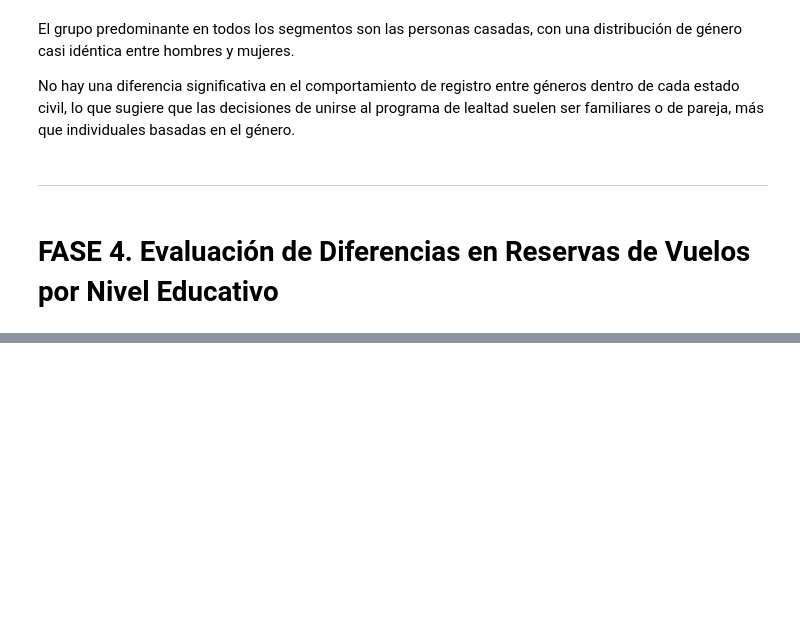
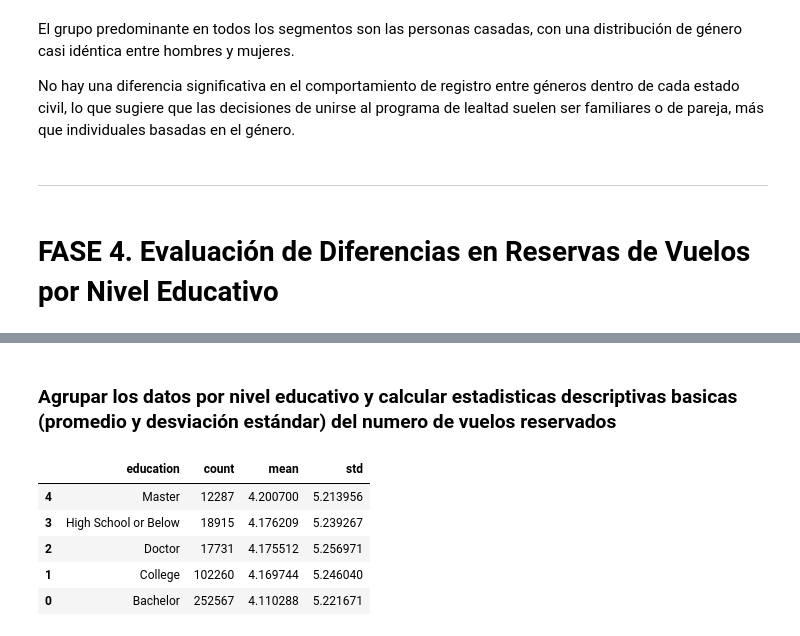
Before and after one commit to Adalab/bda-modulo-3-evaluacion-final-TamDb22, a Jupyter notebook: evaluacion3_Tamara.ipynb, the cells around one changed output, grey strips where cells are left out. Cells and saved outputs as stored; diff of their text form; code cells hidden in the pictures; blank space fills up the shorter version.

Commit message:
Fase 4 con resultados

```diff
--- a/evaluacion3_Tamara.ipynb
+++ b/evaluacion3_Tamara.ipynb
@@ -580,0 +585,7 @@ No hay una diferencia significativa en el comportamiento de registro entre géne
+# %%
+# Columnas necesarias para este analisis
+df_educacion_vuelos = df_merged[['flights_booked', 'education']]
+
+# Verificamos que no haya nulos pq ya estaba limpio de la fase anterior
+print(f"Total de registros para el análisis: {len(df_educacion_vuelos)}")
+df_educacion_vuelos.head()
@@ -580,0 +600,17 @@ No hay una diferencia significativa en el comportamiento de registro entre géne
+# %% [markdown]
+### Agrupar los datos por nivel educativo y calcular estadisticas descriptivas basicas (promedio y desviación estándar) del numero de vuelos reservados
+# %%
+# Agrupamos y calculamos estadísticas
+analisis_estat_edu = df_educacion_vuelos.groupby('education')['flights_booked'].agg(['count', 'mean', 'std']).reset_index()
+
+# Ordenamos por la media para ver quién vuela más de un vistazo
+analisis_estat_edu = analisis_estat_edu.sort_values(by='mean', ascending=False)
+
+display(analisis_estat_edu)
+# %% [output]
+|  | education | count | mean | std |
+| 4 | Master | 12287 | 4.200700 | 5.213956 |
+| 3 | High School or Below | 18915 | 4.176209 | 5.239267 |
+| 2 | Doctor | 17731 | 4.175512 | 5.256971 |
+| 1 | College | 102260 | 4.169744 | 5.246040 |
+| 0 | Bachelor | 252567 | 4.110288 | 5.221671 |
```
Also changed, not shown: parts of 4 cells of this notebook.
